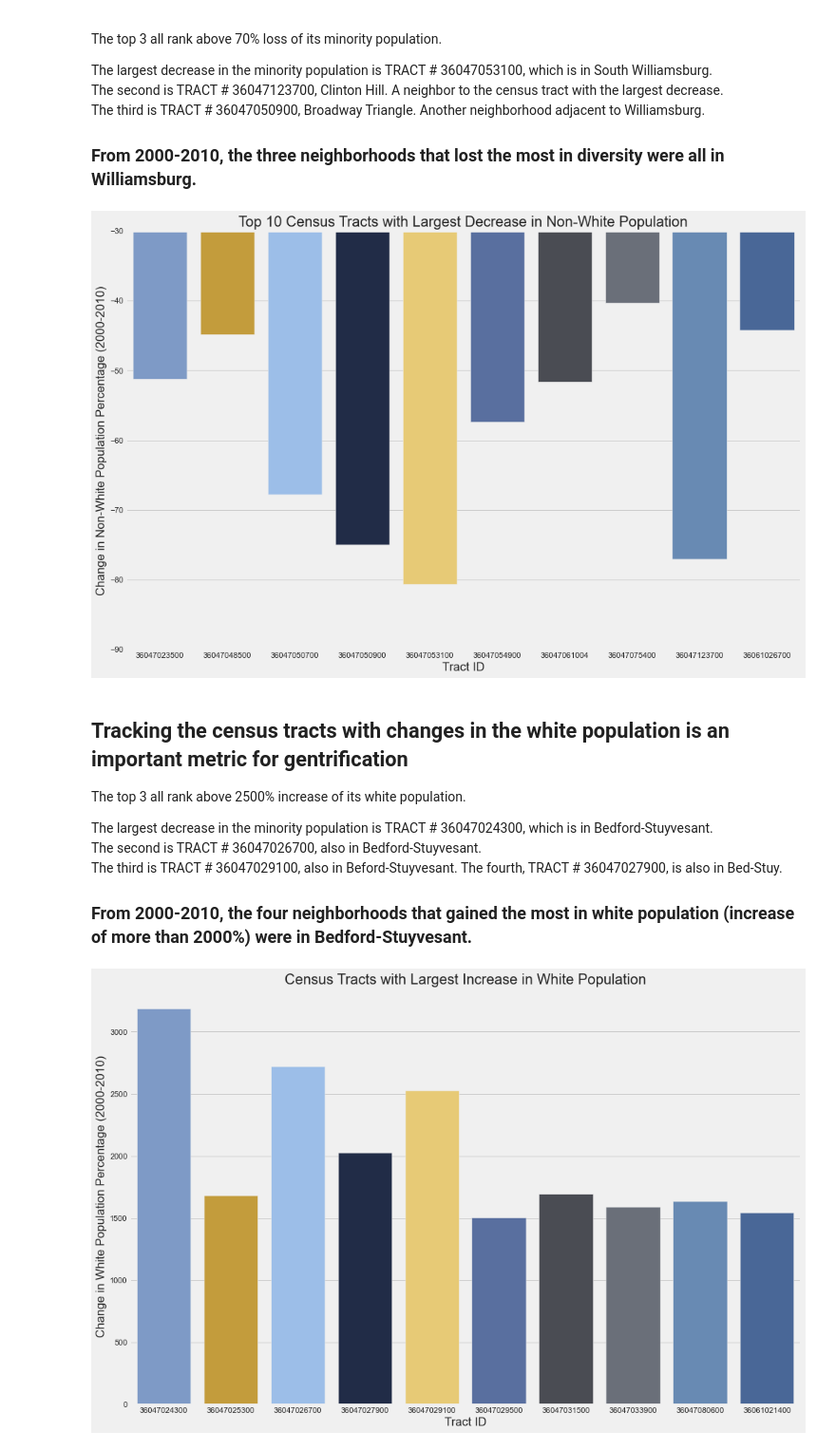
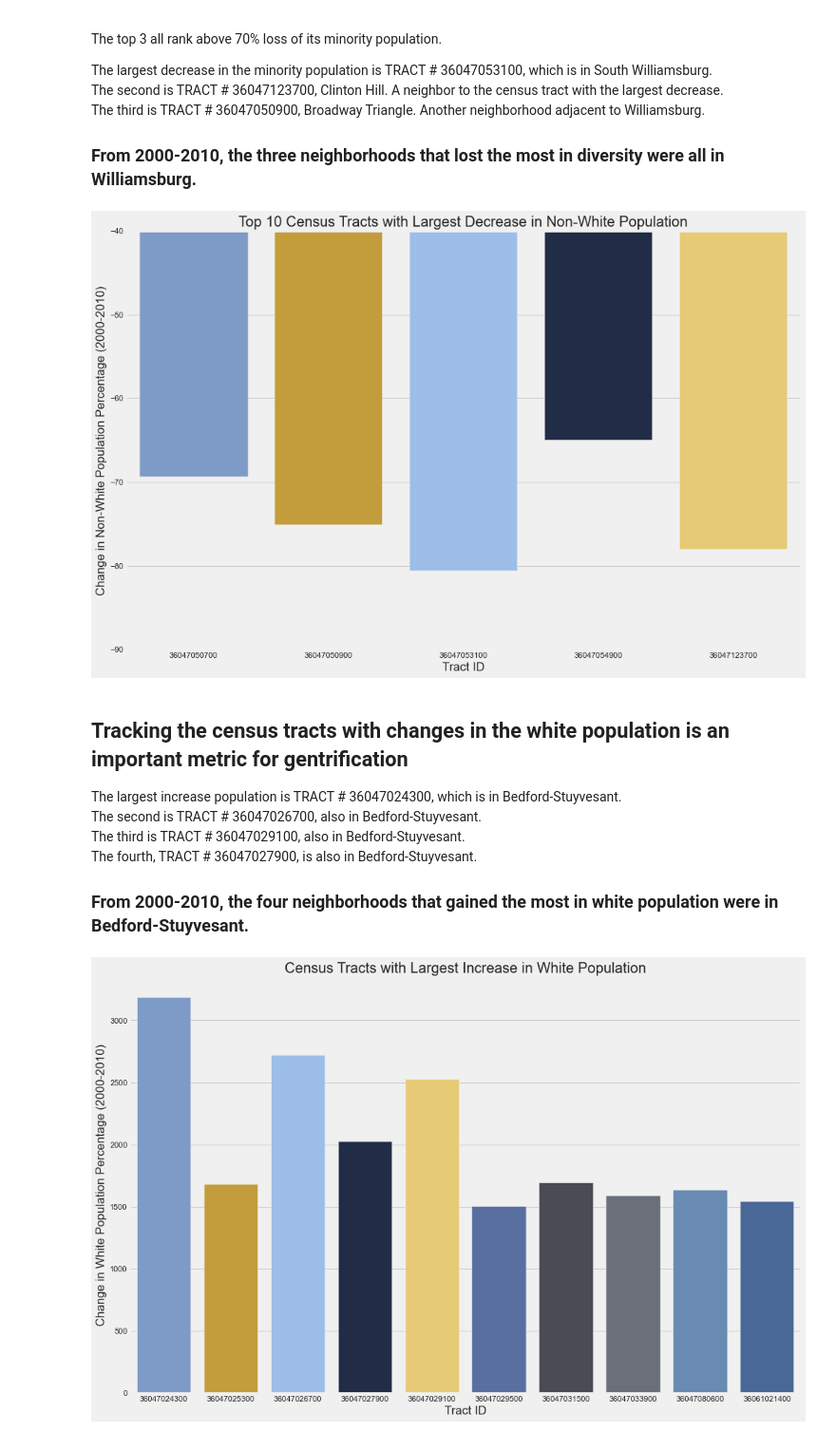
Before and after one commit to ptorres001/cluster_gentrification_new_york, a Jupyter notebook: 02_EDA.ipynb, the cells around one changed output. Shown at 95% size. Drawn from its saved outputs; the diff is of its cells as text; code cells hidden in the pictures.

```diff
--- a/02_EDA.ipynb
+++ b/02_EDA.ipynb
@@ -198,22 +198,21 @@ The third is TRACT # 36047050900, Broadway Triangle. Another neighborhood adjace
 
 ### From 2000-2010, the three neighborhoods that lost the most in diversity were all in Williamsburg.
 # %%
-ax = sns.barplot(y='NONWHT10%_NONWHT00%',x='TRACTID',data=df[df['NONWHT10%_NONWHT00%']<-40])
+ax = sns.barplot(y='NONWHT10%_NONWHT00%',x='TRACTID',data=df[df['NONWHT10%_NONWHT00%']<-60])
 
 ax.set(xlabel='Tract ID',ylabel='Change in Non-White Population Percentage (2000-2010)',
-       title = 'Top 10 Census Tracts with Largest Decrease in Non-White Population', ylim = (-90,-30))
+       title = 'Top 10 Census Tracts with Largest Decrease in Non-White Population', ylim = (-90,-40))
 plt.savefig('Images/largest_decrease_nonwhite_pop.png', dpi=300, bbox_inches= 'tight', padding_inches = 4, transparent = True )
 # %% [output]
-[figure, old version]
+[figure, new version]
 # %% [markdown]
 ## Tracking the census tracts with changes in the white population is an important metric for gentrification
 
-The top 3 all rank above 2500% increase of its white population.
 
-The largest decrease in the minority population is TRACT # 36047024300, which is in Bedford-Stuyvesant.
+The largest increase population is TRACT # 36047024300, which is in Bedford-Stuyvesant.
 The second is TRACT # 36047026700, also in Bedford-Stuyvesant.
-The third is TRACT # 36047029100, also in Beford-Stuyvesant.
-The fourth, TRACT # 36047027900, is also in Bed-Stuy.
+The third is TRACT # 36047029100, also in Bedford-Stuyvesant.
+The fourth, TRACT # 36047027900, is also in Bedford-Stuyvesant.
 
-### From 2000-2010, the four neighborhoods that gained the most in white population (increase of more than 2000%) were in Bedford-Stuyvesant.
+### From 2000-2010, the four neighborhoods that gained the most in white population were in Bedford-Stuyvesant.
 # %%
```
Also changed, not shown: parts of 16 cells of this notebook.
